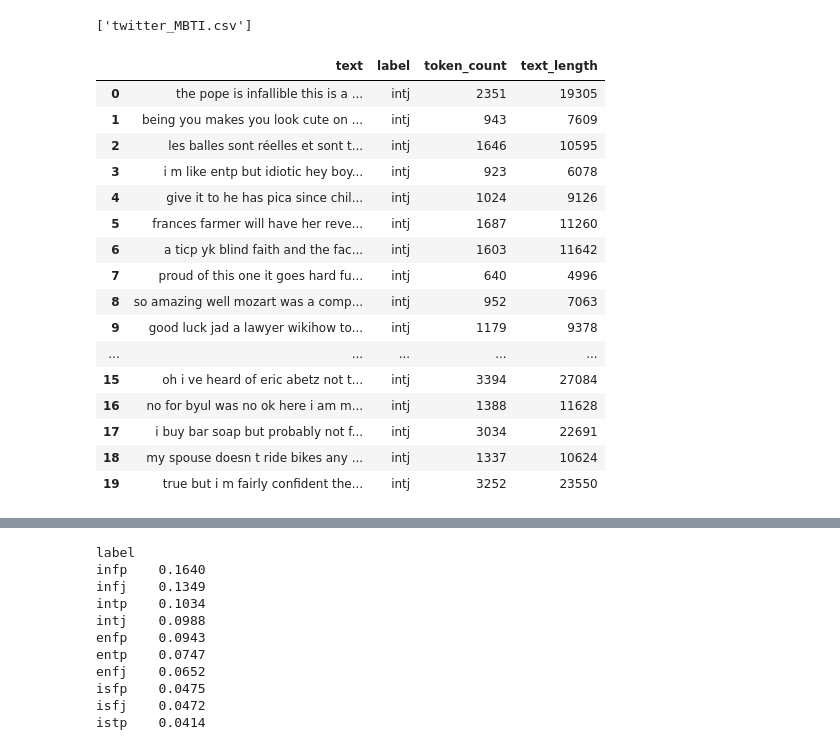
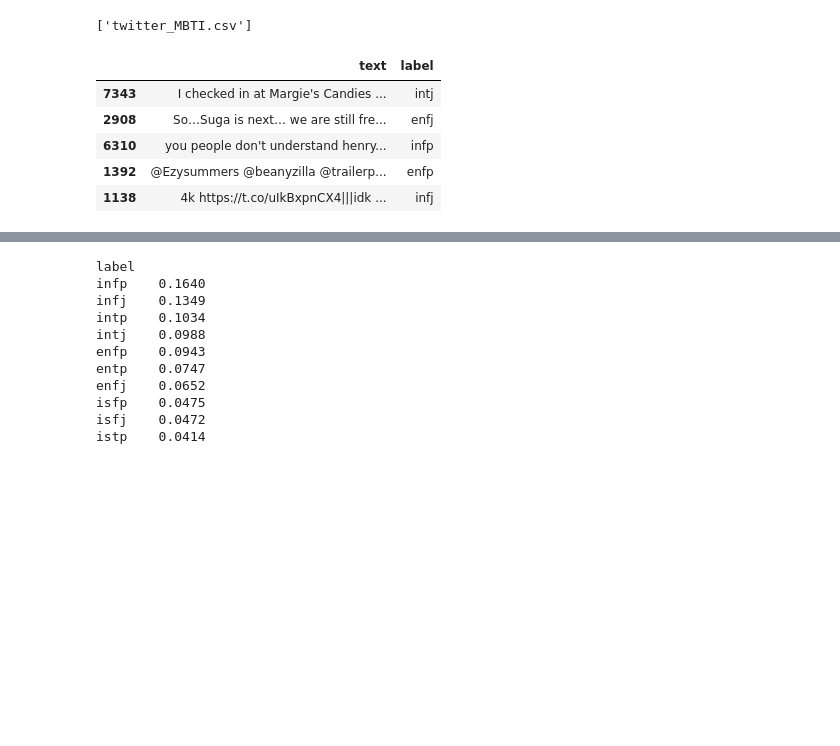
Before and after one commit to oopscompiled/nlp-project, a Jupyter notebook: notebooks/exploratory.ipynb, the cells around one changed output, grey strips where cells are left out. Saved outputs shown, nothing was run; the diff lists cells and outputs as text; code cells hidden in the pictures; blank space fills up the shorter version.

```diff
--- a/notebooks/exploratory.ipynb
+++ b/notebooks/exploratory.ipynb
@@ -65,23 +73,12 @@ df = pd.read_csv(file_path, index_col='Unnamed: 0')
 # %%
-df.head(20)
+df.head()
 # %% [output]
-|  | text | label | token_count | text_length |
-| 0 | the pope is infallible this is a ... | intj | 2351 | 19305 |
-| 1 | being you makes you look cute on ... | intj | 943 | 7609 |
-| 2 | les balles sont réelles et sont t... | intj | 1646 | 10595 |
-| 3 | i m like entp but idiotic hey boy... | intj | 923 | 6078 |
-| 4 | give it to he has pica since chil... | intj | 1024 | 9126 |
-| 5 | frances farmer will have her reve... | intj | 1687 | 11260 |
-| 6 | a ticp yk blind faith and the fac... | intj | 1603 | 11642 |
-| 7 | proud of this one it goes hard fu... | intj | 640 | 4996 |
-| 8 | so amazing well mozart was a comp... | intj | 952 | 7063 |
-| 9 | good luck jad a lawyer wikihow to... | intj | 1179 | 9378 |
-| ... | ... | ... | ... | ... |
-| 15 | oh i ve heard of eric abetz not t... | intj | 3394 | 27084 |
-| 16 | no for byul was no ok here i am m... | intj | 1388 | 11628 |
-| 17 | i buy bar soap but probably not f... | intj | 3034 | 22691 |
-| 18 | my spouse doesn t ride bikes any ... | intj | 1337 | 10624 |
-| 19 | true but i m fairly confident the... | intj | 3252 | 23550 |
+|  | text | label |
+| 7343 | I checked in at Margie's Candies ... | intj |
+| 2908 | So…Suga is next… we are still fre... | enfj |
+| 6310 | you people don't understand henry... | infp |
+| 1392 | @Ezysummers @beanyzilla @trailerp... | enfp |
+| 1138 | 4k https://t.co/uIkBxpnCX4|||idk ... | infj |
 # %%
 df.iloc[7]['text']
 # %% [output]
```
Also changed, not shown: parts of 7 cells of this notebook.
